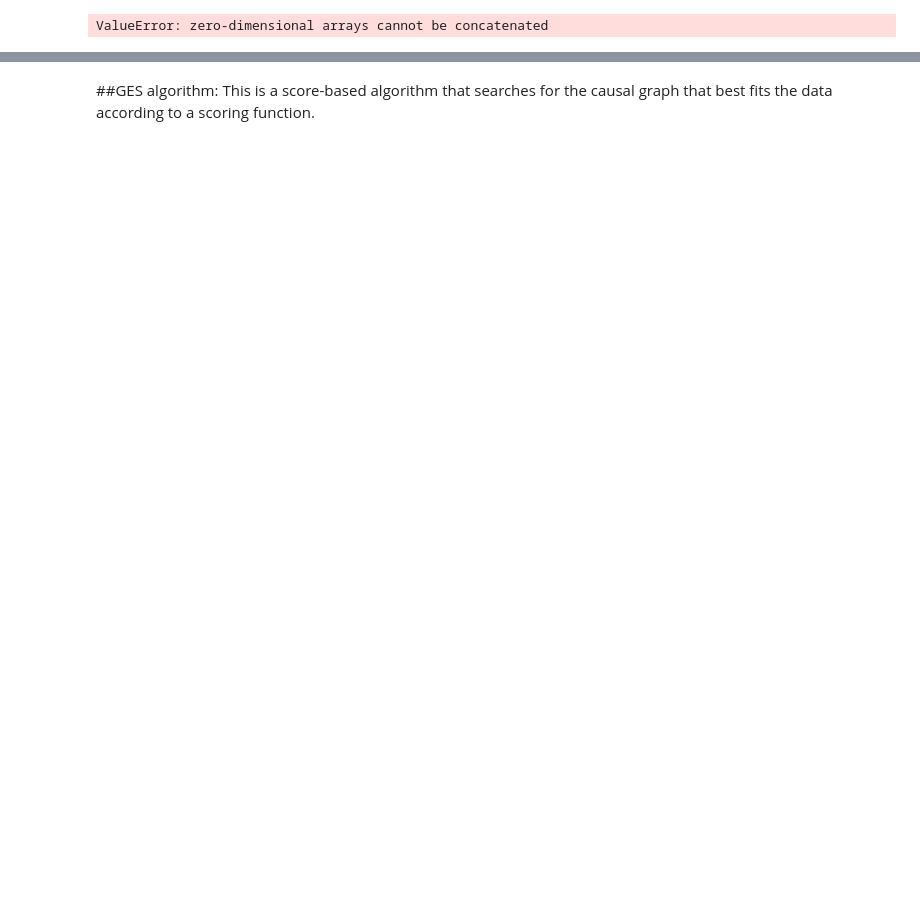
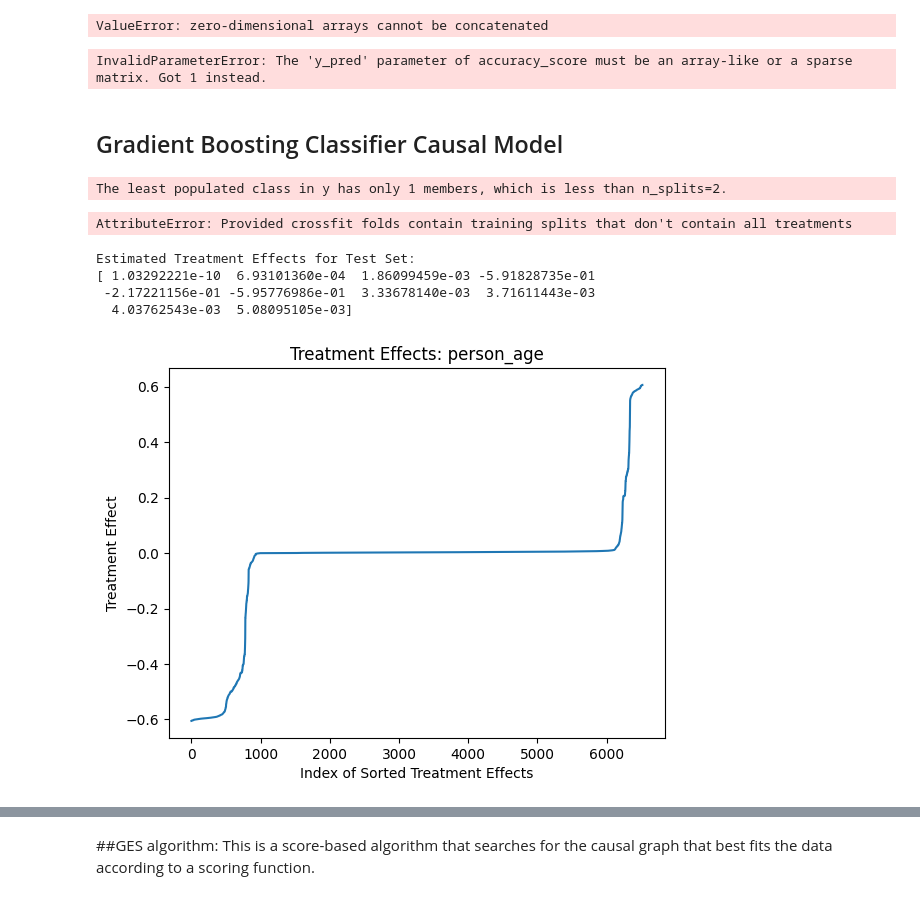
Before and after one commit to dzrich/PhD_Research_in_CausalML, a Jupyter notebook: CausalML.ipynb, the cells around one changed output, grey strips where cells are left out. Saved outputs shown, nothing was run; the diff lists cells and outputs as text; code cells hidden in the pictures; blank space fills up the shorter version.

```diff
--- a/CausalML.ipynb
+++ b/CausalML.ipynb
@@ -865,3 +907,79 @@ class_report = classification_report(true_outcomes, predicted_outcomes.round())
 print(f"Classification Report:\n{class_report}")
 # %% [output]
 ValueError: zero-dimensional arrays cannot be concatenated
+# %%
+from sklearn.metrics import accuracy_score
+
+# ... (your causal model code) ...
+
+# Predict treatment effects
+treatment_effects = model.estimate_effect(identified_estimand, method_name="backdoor.propensity_score_matching").value
+
+# Convert treatment effects to binary predictions
+predicted_outcomes = (treatment_effects < 0.5).astype(int)  # Example threshold
+
+# Calculate accuracy
+accuracy = accuracy_score(df['loan_status_1'], predicted_outcomes)
+print(f"Accuracy: {accuracy}")
+# %% [output]
+InvalidParameterError: The 'y_pred' parameter of accuracy_score must be an array-like or a sparse matrix. Got 1 instead.
+# %% [markdown]
+## Gradient Boosting Classifier Causal Model
+# %%
+# Import necessary libraries
+import numpy as np
+from econml.dml import CausalForestDML
+from sklearn.ensemble import GradientBoostingClassifier, GradientBoostingRegressor
+#from sklearn.model_selection import train_test_split
+
+# Assume X, T, and Y are your features, treatment, and outcome variables respectively
+X = df.drop('loan_status_1', axis = 1).values  #loan_status cb_person_default_on_file_N
+Y = df['loan_status_1'].values
+T = df['person_income'].values
+
+# Spliting X and y into train and test version
+# Train-Test Split
+X_train, X_test, T_train, T_test, Y_train, Y_test = train_test_split(X, T, Y, test_size=0.2, random_state=42)
+
+# Initialize the models for the outcome and treatment
+model_y = GradientBoostingRegressor()
+model_t = GradientBoostingClassifier()
+
+# Initialize the CausalForestDML estimator
+est = CausalForestDML(model_y=model_y, model_t=model_t, discrete_treatment=True)
+
+# Fit the model on the training data
+est.fit(Y_train, T_train, X=X_train)
+
+# Estimate the treatment effect on the test data
+treatment_effects = est.effect(X_test)
+
+# Print the average treatment effect
+ate = np.mean(treatment_effects)
+print(f'Average Treatment Effect (ATE): {ate}')
+# %% [output]
+The least populated class in y has only 1 members, which is less than n_splits=2.
+AttributeError: Provided crossfit folds contain training splits that don't contain all treatments
+# %%
+#Output some results
+print("Estimated Treatment Effects for Test Set:")
+print(treatment_effects[:10])
+# %% [output]
+Estimated Treatment Effects for Test Set:
+[ 1.03292221e-10  6.93101360e-04  1.86099459e-03 -5.91828735e-01
+ -2.17221156e-01 -5.95776986e-01  3.33678140e-03  3.71611443e-03
+  4.03762543e-03  5.08095105e-03]
+# %%
+# Flatten and sort the treatment_effects
+treatment_effects_flat = treatment_effects.flatten()
+treatment_effects_sorted = np.sort(treatment_effects_flat)
+# Create the x-axis values (indices of the sorted effects)
+x_values = np.arange(len(treatment_effects_sorted))
+# Plot the line graph
+plt.plot(x_values, treatment_effects_sorted)
+plt.xlabel("Index of Sorted Treatment Effects")
+plt.ylabel("Treatment Effect")
+plt.title("Treatment Effects: person_age")
+plt.show()
+# %% [output]
+[figure, added]
```
Also changed, not shown: parts of 18 cells of this notebook.
